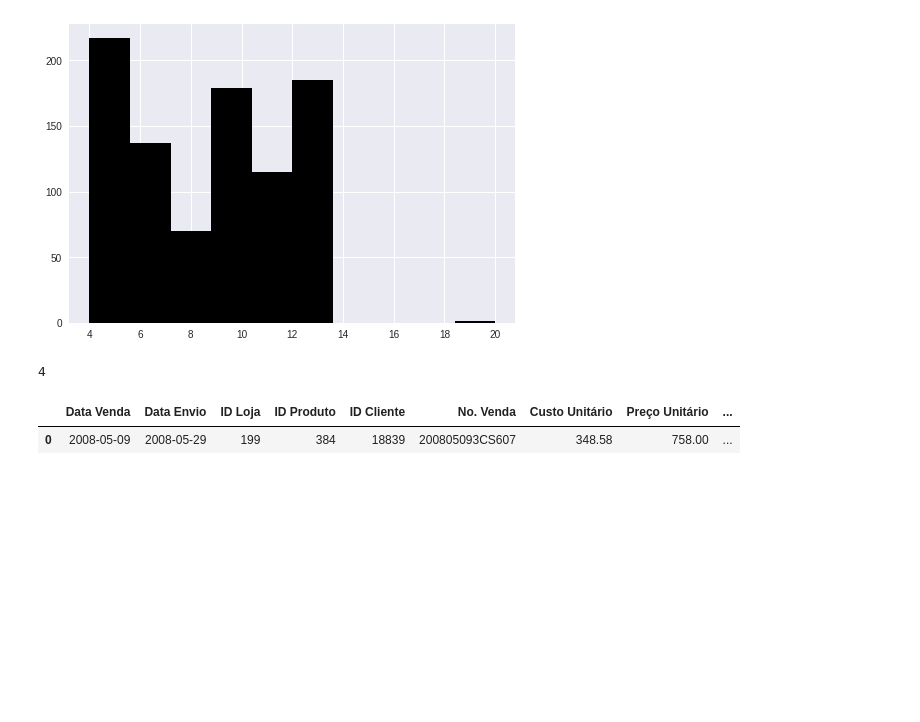
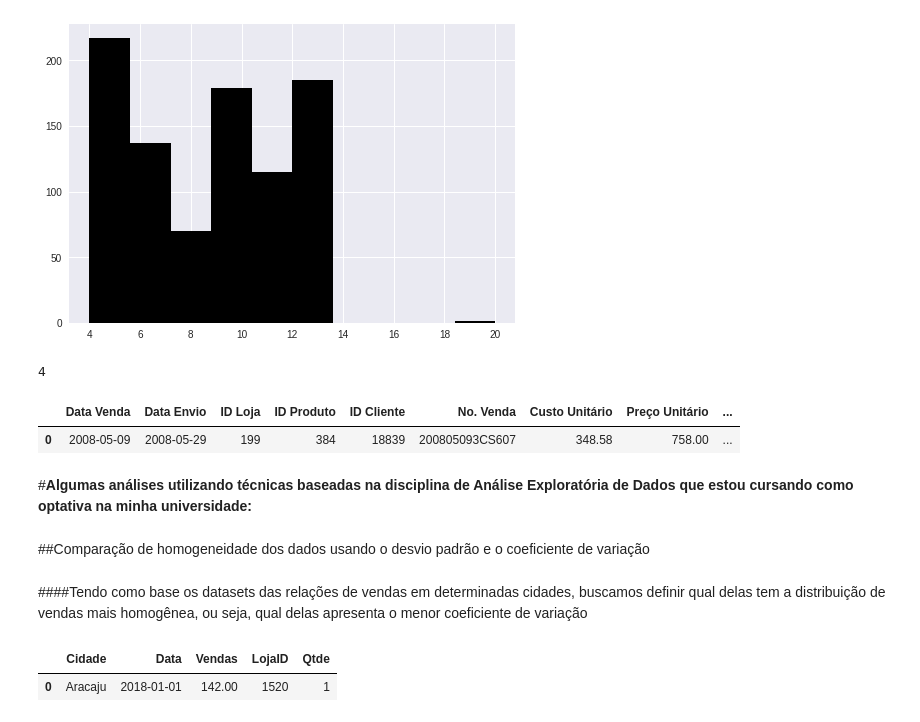
Before and after one commit to shl0mo/AnaliseDados_DIO-Pandas, a Jupyter notebook: AnaliseDados_DIO_Pandas.ipynb, the cells around one changed output. Drawn from its saved outputs; the diff is of its cells as text; code cells hidden in the pictures; blank space fills up the shorter version.

```diff
--- a/AnaliseDados_DIO_Pandas.ipynb
+++ b/AnaliseDados_DIO_Pandas.ipynb
@@ -843,3 +843,9 @@ df[df['Tempo Envio'] == 20]
 # %%
 #Salvando o dataframe para.csv:
 df.to_csv('novo_csv.csv', index=False)
+# %% [markdown]
+#**Algumas análises utilizando técnicas baseadas na disciplina de Análise Exploratória de Dados que estou cursando como optativa na minha universidade:**
+# %% [markdown]
+##Comparação de homogeneidade dos dados usando o desvio padrão e o coeficiente de variação
+# %% [markdown]
+####Tendo como base os datasets das relações de vendas em determinadas cidades, buscamos definir qual delas tem a distribuição de vendas mais homogênea, ou seja, qual delas apresenta o menor coeficiente de variação
@@ -845,0 +860,7 @@ df.to_csv('novo_csv.csv', index=False)
+# %%
+#A concatenação dos dataframes facilitam a análise dos dados:
+df = pd.concat([df1, df2, df3, df4, df5])
+df.head(1)
+# %% [output]
+|  | Cidade | Data | Vendas | LojaID | Qtde |
+| 0 | Aracaju | 2018-01-01 | 142.00 | 1520 | 1 |
```
Also changed, not shown: parts of 47 cells of this notebook.
